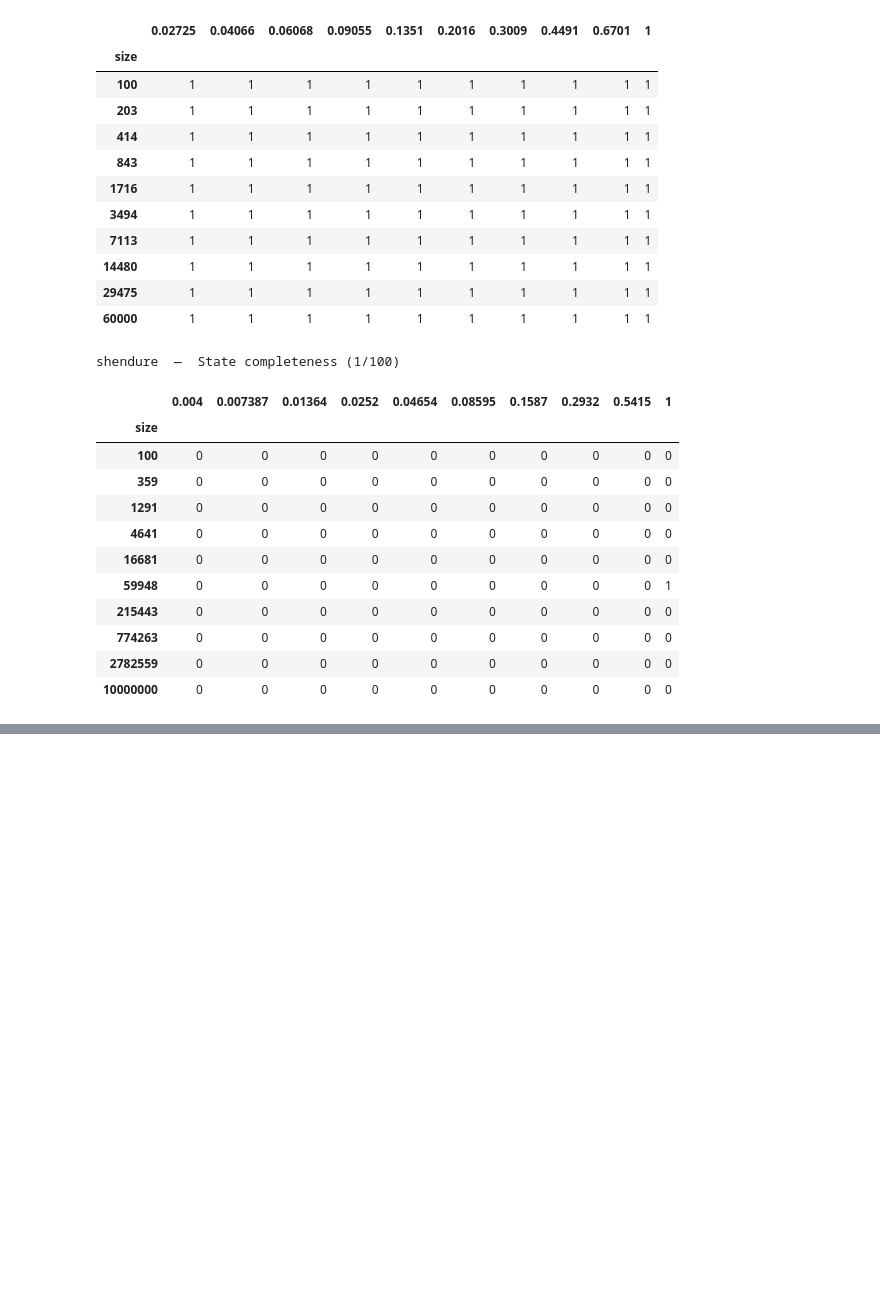
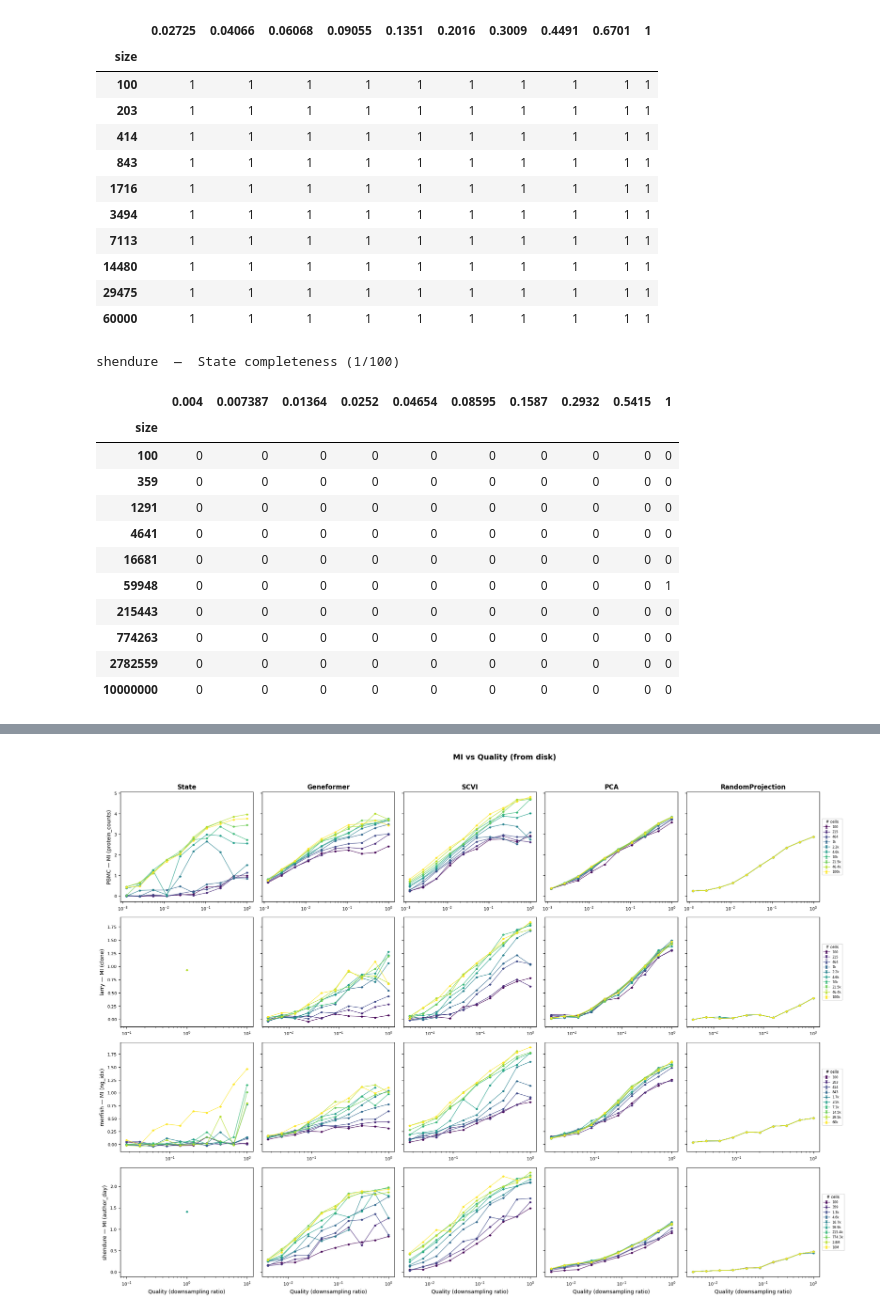
Before and after one commit to igor-sadalski/Scaling-up-measurement-noise-scaling-laws, a Jupyter notebook: analysis/2026-04-14_15-25_collect_and_plot_mi_scaling.ipynb, the cells around one changed output, grey strips where cells are left out. Drawn from its saved outputs; the diff is of its cells as text; code cells hidden in the pictures; blank space fills up the shorter version.

```diff
--- a/analysis/2026-04-14_15-25_collect_and_plot_mi_scaling.ipynb
+++ b/analysis/2026-04-14_15-25_collect_and_plot_mi_scaling.ipynb
@@ -248,0 +170,84 @@ fig = plot_mi_scaling(df_plot)
+# %%
+def _fmt_size(sz):
+    """Human-readable size label: 100, 1k, 10k, 1M, 10M, etc."""
+    if sz >= 1_000_000:
+        return f'{sz/1_000_000:.0f}M' if sz % 1_000_000 == 0 else f'{sz/1_000_000:.1f}M'
+    if sz >= 1_000:
+        return f'{sz/1_000:.0f}k' if sz % 1_000 == 0 else f'{sz/1_000:.1f}k'
+    return str(sz)
+
+def plot_mi_vs_quality(df):
+    """Plot MI vs quality: rows=dataset×signal, cols=algorithm, curves=size.
+    Per-dataset color norm and legend to the right of each row."""
+    all_ds_sig = sorted(set(zip(df['dataset'], df['signal'])))
+    algorithms = [a for a in ALGO_ORDER if a in df['algorithm'].unique()]
+    n_rows = len(all_ds_sig)
+    n_cols = len(algorithms)
+
+    fig, axes = plt.subplots(n_rows, n_cols, figsize=(4 * n_cols + 1.6, 3.5 * n_rows + 0.8),
+                             squeeze=False, sharex=False)
+
+    # Share y-axis within each row
+    for i in range(n_rows):
+        for j in range(1, n_cols):
+            axes[i, j].sharey(axes[i, 0])
+
+    cmap = plt.cm.viridis
+
+    # Per-dataset size norms
+    ds_norms = {}
+    for ds, _ in all_ds_sig:
+        sizes = sorted(df[df['dataset'] == ds]['size'].unique())
+        if sizes:
+            ds_norms[ds] = mcolors.LogNorm(vmin=min(sizes), vmax=max(sizes))
+
+    for i, (ds, sig) in enumerate(all_ds_sig):
+        norm = ds_norms.get(ds)
+        for j, algo in enumerate(algorithms):
+            ax = axes[i, j]
+            sub = df[(df['dataset'] == ds) & (df['algorithm'] == algo) & (df['signal'] == sig)]
+
+            if sub.empty:
+                ax.text(0.5, 0.5, 'no data', ha='center', va='center',
+                        transform=ax.transAxes, color='gray', fontsize=10)
+                ax.set_xscale('log')
+            else:
+                for sz in sorted(sub['size'].unique()):
+                    color = cmap(norm(sz))
+                    sz_df = sub[sub['size'] == sz]
+                    agg = sz_df.groupby('quality')['mi_value'].agg(['mean', 'std', 'count']).reset_index()
+                    agg = agg.sort_values('quality')
+                    agg['sem'] = (agg['std'] / np.sqrt(agg['count'])).fillna(0)
+                    ax.errorbar(agg['quality'], agg['mean'], yerr=agg['sem'],
+                                marker='o', markersize=3, linewidth=1, capsize=2,
+                                color=color, alpha=0.85, label=_fmt_size(sz))
+                ax.set_xscale('log')
+
+            if i == n_rows - 1:
+                ax.set_xlabel('Quality (downsampling ratio)', fontsize=10)
+            if j == 0:
+                ax.set_ylabel(f'{ds} — MI ({sig})', fontsize=10)
+            if i == 0:
+                ax.set_title(algo, fontsize=12, fontweight='bold')
+            ax.tick_params(labelsize=8)
+            if j > 0:
+                ax.tick_params(labelleft=False)
+
+        # Legend to the right of the last column for this row
+        last_ax = axes[i, n_cols - 1]
+        handles, labels = last_ax.get_legend_handles_labels()
+        if handles:
+            last_ax.legend(handles, labels, title='# cells', fontsize=6,
+                           title_fontsize=7, loc='center left',
+                           bbox_to_anchor=(1.02, 0.5), borderaxespad=0,
+                           frameon=True, framealpha=0.8)
+
+    fig.suptitle('MI vs Quality (from disk)',
+                 fontsize=14, fontweight='bold')
+    fig.tight_layout(rect=[0, 0.01, 0.92, 0.96])
+    plt.show()
+    return fig
+
+fig_quality = plot_mi_vs_quality(df_plot)
+# %% [output]
+[figure, added]
```
Also changed, not shown: parts of 1 cell of this notebook, 12 other files.
